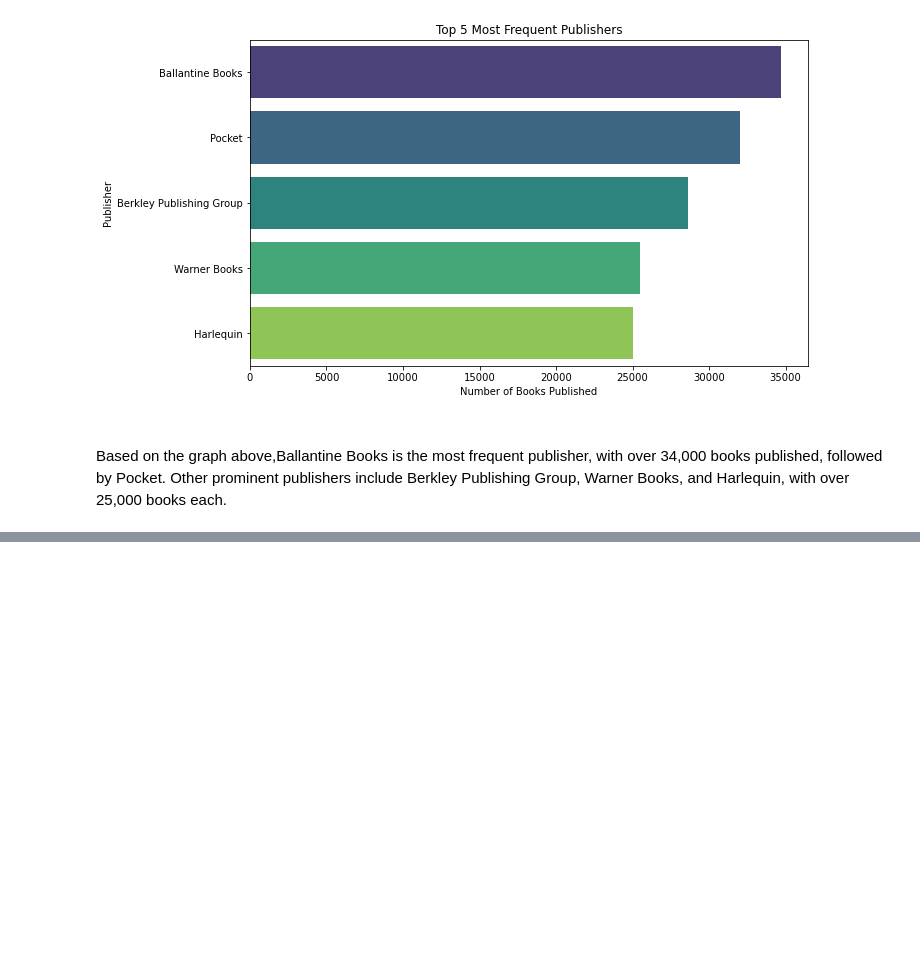
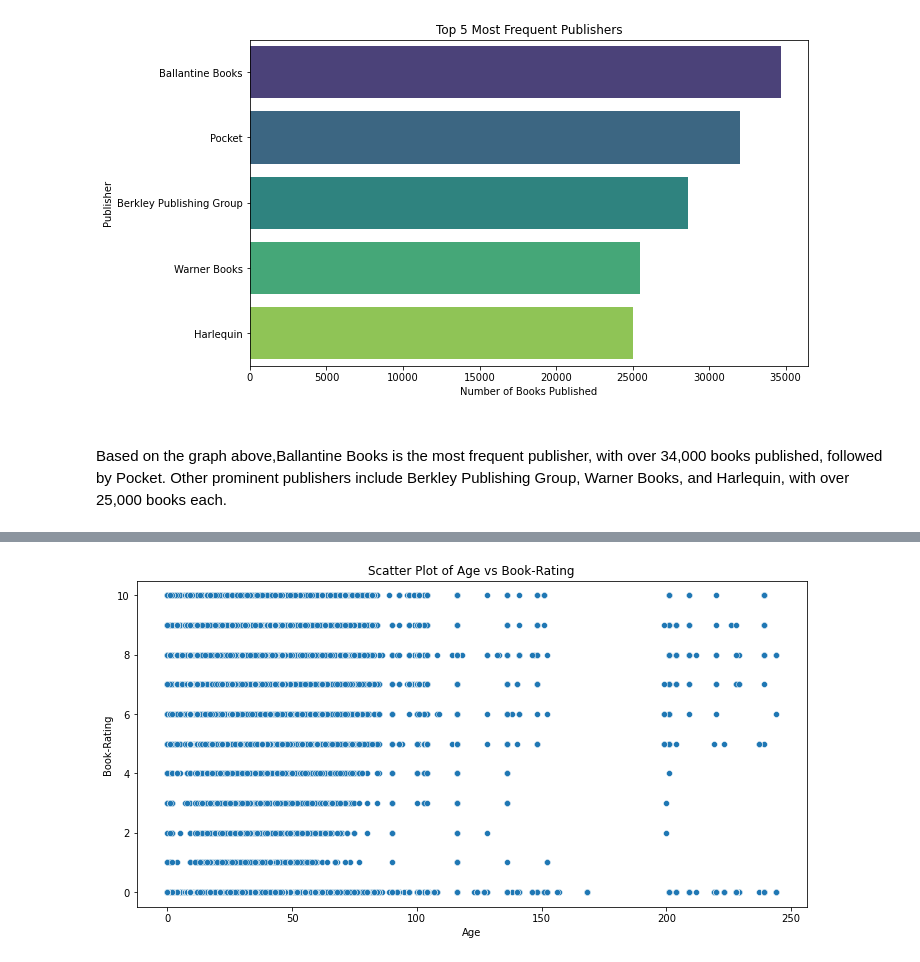
Before and after one commit to aritamichael/Final_Project_4_Moringa, a Jupyter notebook: index.ipynb, the cells around one changed output, grey strips where cells are left out. Cells and saved outputs as stored; diff of their text form; code cells hidden in the pictures; blank space fills up the shorter version.

```diff
--- a/index.ipynb
+++ b/index.ipynb
@@ -460,0 +485,10 @@ Based on the graph above,Ballantine Books is the most frequent publisher, with o
+# %%
+#Plot a Scatter plot of Book-Rating vs Age
+plt.figure(figsize=(12, 6))
+sns.scatterplot(x=merged_df1['Age'], y=merged_df1['Rating'])
+plt.title('Scatter Plot of Age vs Book-Rating')
+plt.xlabel('Age')
+plt.ylabel('Book-Rating')
+plt.show()
+# %% [output]
+[figure, added]
```
Also changed, not shown: parts of 10 cells of this notebook.
